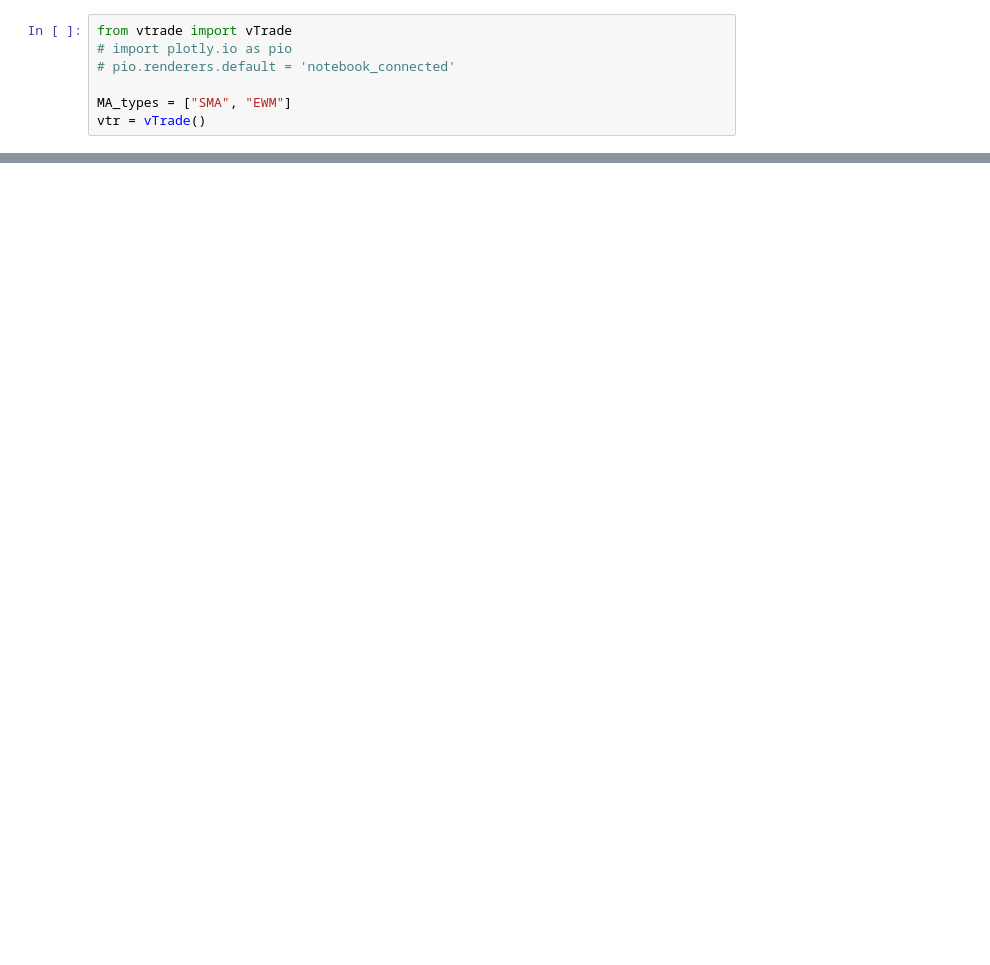
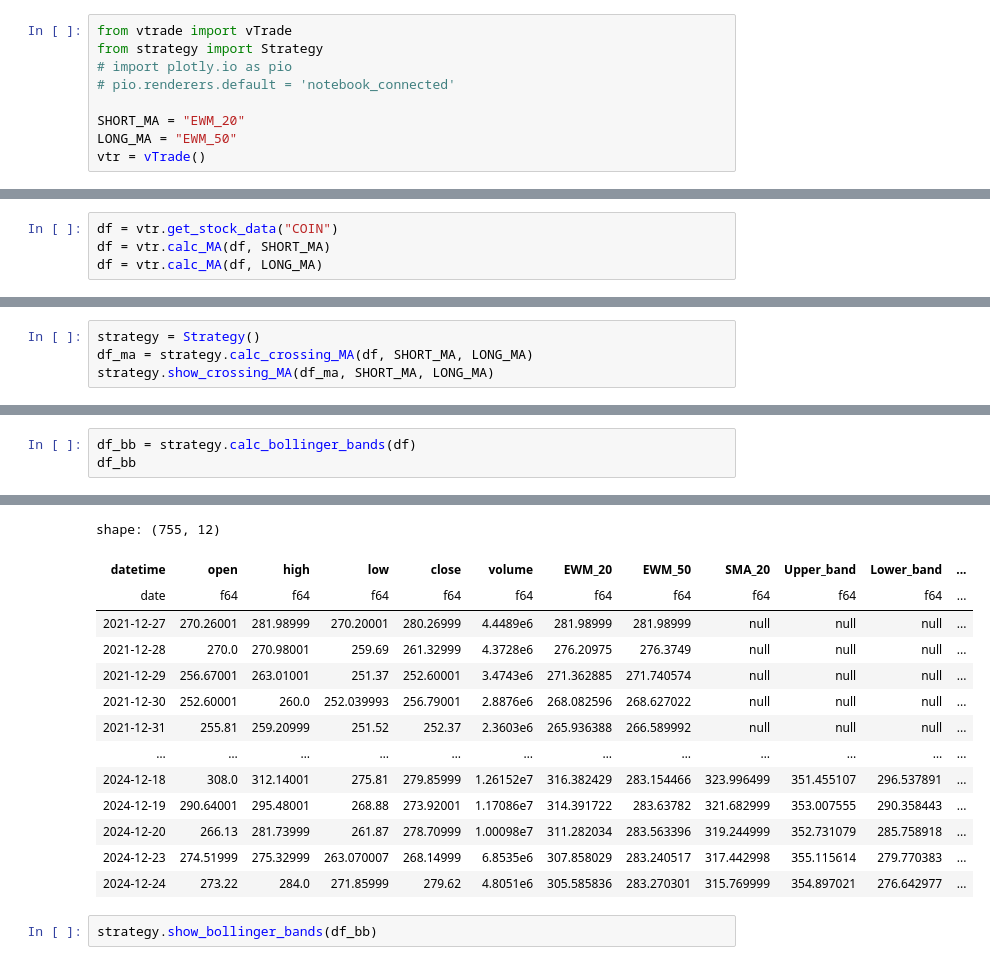
Before and after one commit to viettran295/vTrade, a Jupyter notebook: strategy.ipynb, the cells around one changed output, grey strips where cells are left out. Drawn from its saved outputs; the diff is of its cells as text; blank space fills up the shorter version.

Commit message:
Add signals recognize for bollinger bands

```diff
--- a/strategy.ipynb
+++ b/strategy.ipynb
@@ -1,7 +1,9 @@
 # %%
 from vtrade import vTrade
+from strategy import Strategy
 # import plotly.io as pio
 # pio.renderers.default = 'notebook_connected'
 
-MA_types = ["SMA", "EWM"]
+SHORT_MA = "EWM_20"
+LONG_MA = "EWM_50"
 vtr = vTrade()
@@ -33,0 +10,4 @@ Please replace it with one of the following more specific types
+# %%
+df = vtr.get_stock_data("COIN")
+df = vtr.calc_MA(df, SHORT_MA)
+df = vtr.calc_MA(df, LONG_MA)
@@ -33,0 +19,4 @@ Please replace it with one of the following more specific types
+# %%
+strategy = Strategy()
+df_ma = strategy.calc_crossing_MA(df, SHORT_MA, LONG_MA)
+strategy.show_crossing_MA(df_ma, SHORT_MA, LONG_MA)
@@ -33,0 +40,4 @@ Please replace it with one of the following more specific types
+# %%
+df_bb = strategy.calc_bollinger_bands(df)
+df_bb
+# %% [output]
@@ -33,0 +47,16 @@ Please replace it with one of the following more specific types
+shape: (755, 12)
+| datetime | open | high | low | close | volume | EWM_20 | EWM_50 | SMA_20 | Upper_band | Lower_band | ... |
+| date | f64 | f64 | f64 | f64 | f64 | f64 | f64 | f64 | f64 | f64 | ... |
+| 2021-12-27 | 270.26001 | 281.98999 | 270.20001 | 280.26999 | 4.4489e6 | 281.98999 | 281.98999 | null | null | null | ... |
+| 2021-12-28 | 270.0 | 270.98001 | 259.69 | 261.32999 | 4.3728e6 | 276.20975 | 276.3749 | null | null | null | ... |
+| 2021-12-29 | 256.67001 | 263.01001 | 251.37 | 252.60001 | 3.4743e6 | 271.362885 | 271.740574 | null | null | null | ... |
+| 2021-12-30 | 252.60001 | 260.0 | 252.039993 | 256.79001 | 2.8876e6 | 268.082596 | 268.627022 | null | null | null | ... |
+| 2021-12-31 | 255.81 | 259.20999 | 251.52 | 252.37 | 2.3603e6 | 265.936388 | 266.589992 | null | null | null | ... |
+| … | … | … | … | … | … | … | … | … | … | … | ... |
+| 2024-12-18 | 308.0 | 312.14001 | 275.81 | 279.85999 | 1.26152e7 | 316.382429 | 283.154466 | 323.996499 | 351.455107 | 296.537891 | ... |
+| 2024-12-19 | 290.64001 | 295.48001 | 268.88 | 273.92001 | 1.17086e7 | 314.391722 | 283.63782 | 321.682999 | 353.007555 | 290.358443 | ... |
+| 2024-12-20 | 266.13 | 281.73999 | 261.87 | 278.70999 | 1.00098e7 | 311.282034 | 283.563396 | 319.244999 | 352.731079 | 285.758918 | ... |
+| 2024-12-23 | 274.51999 | 275.32999 | 263.070007 | 268.14999 | 6.8535e6 | 307.858029 | 283.240517 | 317.442998 | 355.115614 | 279.770383 | ... |
+| 2024-12-24 | 273.22 | 284.0 | 271.85999 | 279.62 | 4.8051e6 | 305.585836 | 283.270301 | 315.769999 | 354.897021 | 276.642977 | ... |
+# %%
+strategy.show_bollinger_bands(df_bb)
```
Also changed, not shown: parts of 6 cells of this notebook, 1 other file.
